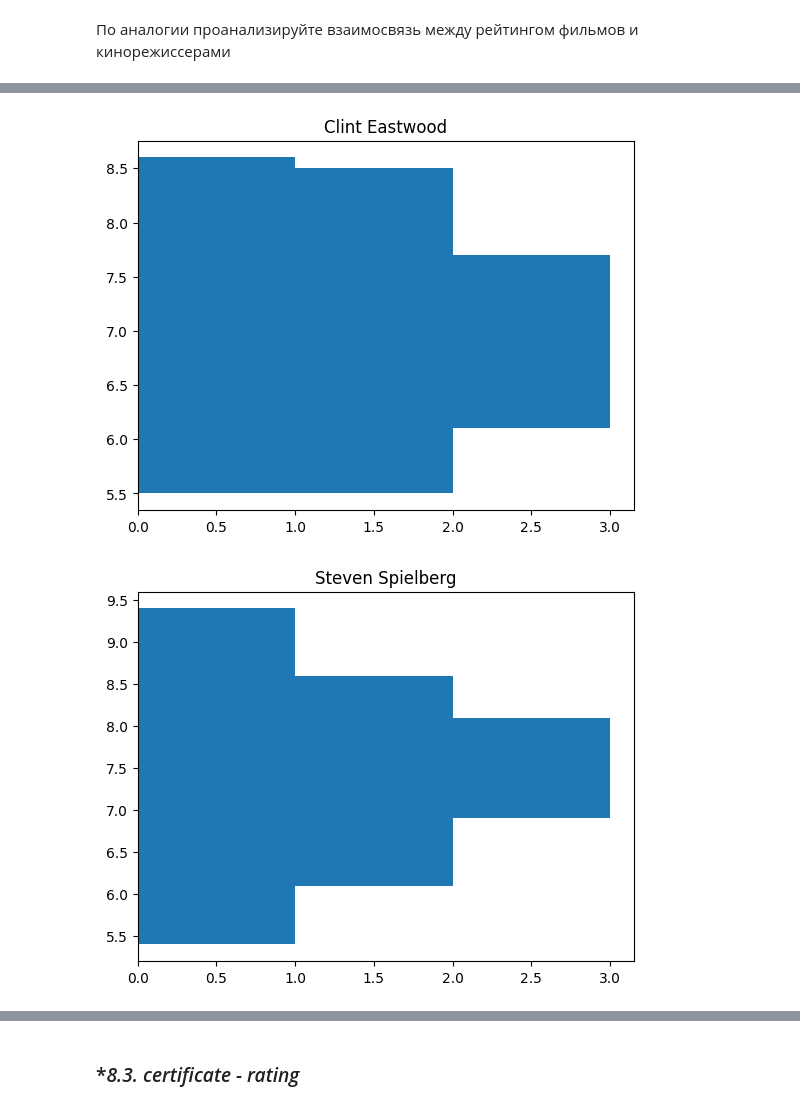
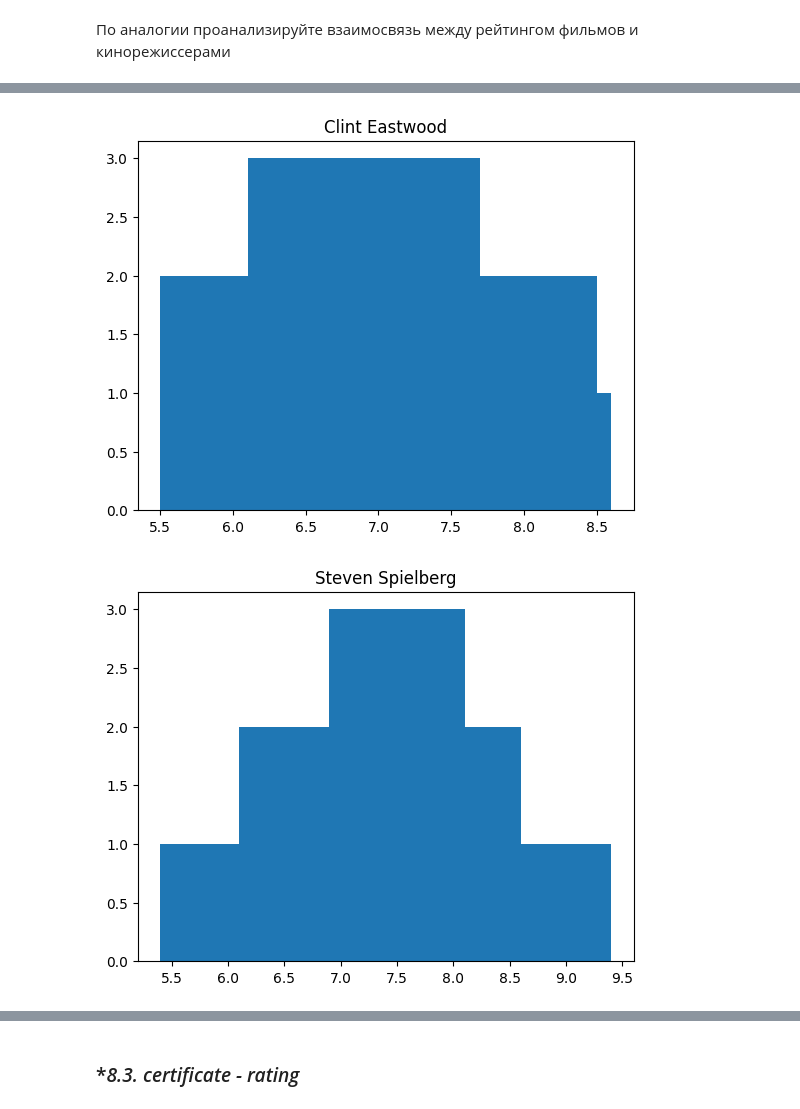
Before and after one commit to EZSib/data_-analytics2023, a Jupyter notebook: Efim_eda_2_1.ipynb, the cells around one changed output, grey strips where cells are left out. Cells and saved outputs as stored; diff of their text form; code cells hidden in the pictures.

```diff
--- a/Efim_eda_2_1.ipynb
+++ b/Efim_eda_2_1.ipynb
@@ -296,7 +298,7 @@ import pandas as pd
 # %% [markdown]
 Откройте датасет movies_clean.csv и сохраните его в переменную dataset
 # %%
-dataset = pd.read_csv('movies_clean.csv')
+dataset = pd.read_csv('/content/drive/MyDrive/movies_clean.csv')
 # %% [markdown]
 Проведите обзор таблицы с помощью метода head()
 # %%
@@ -916,7 +1021,7 @@ for director in directors_top_5:
   df = dataset[dataset['director'] == director]
   ratings = df.rating.value_counts()
   labels = ratings.index
-  plt.barh(labels, ratings)
+  plt.bar(labels, ratings)
   plt.title(director)
   plt.show()
 # %% [output]
@@ -924,2 +1029,2 @@ for director in directors_top_5:
-[figure, old version]
+[figure, new version]
-[figure, old version]
+[figure, new version]
```
Also changed, not shown: parts of 51 cells of this notebook.
